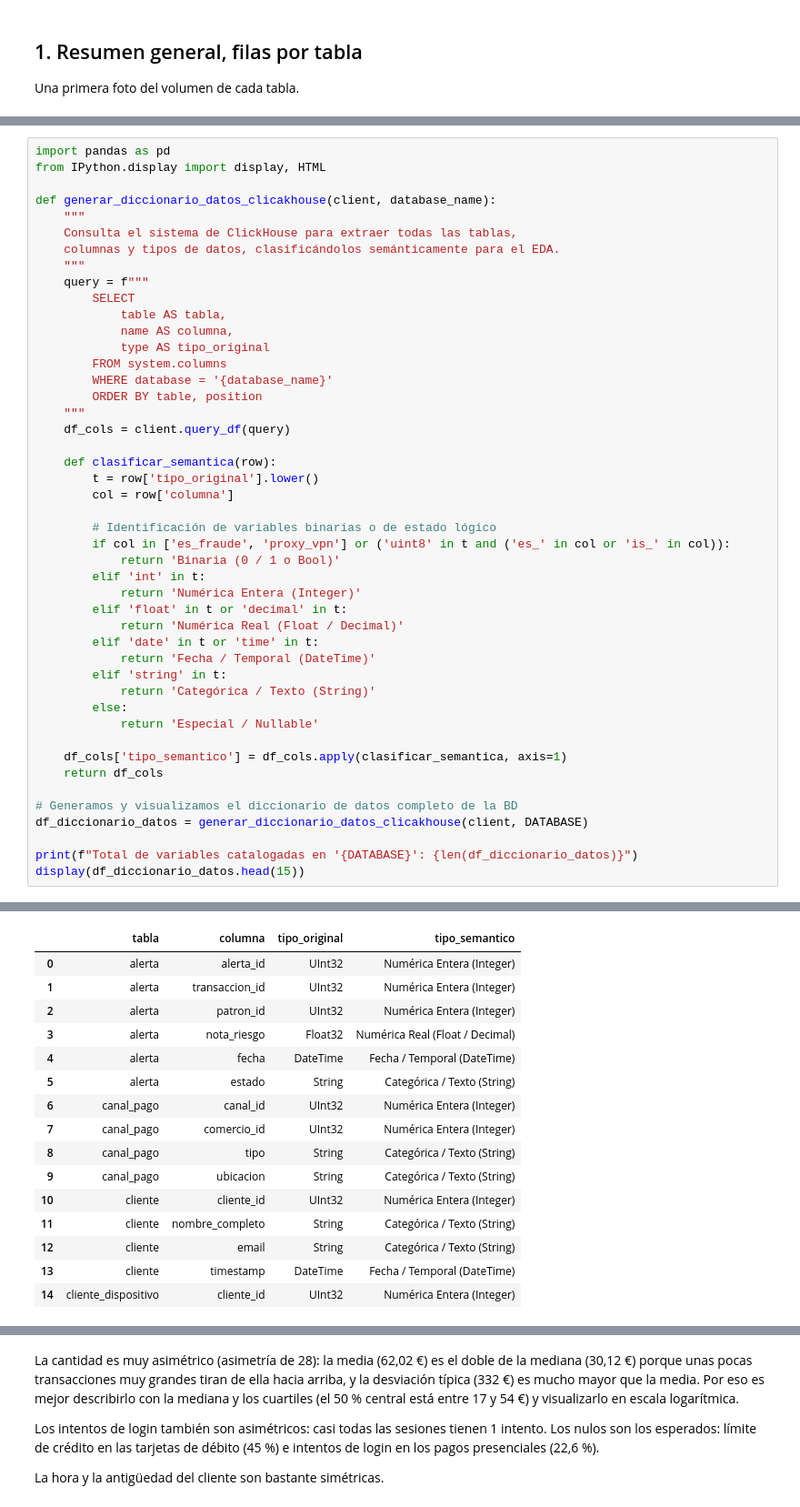
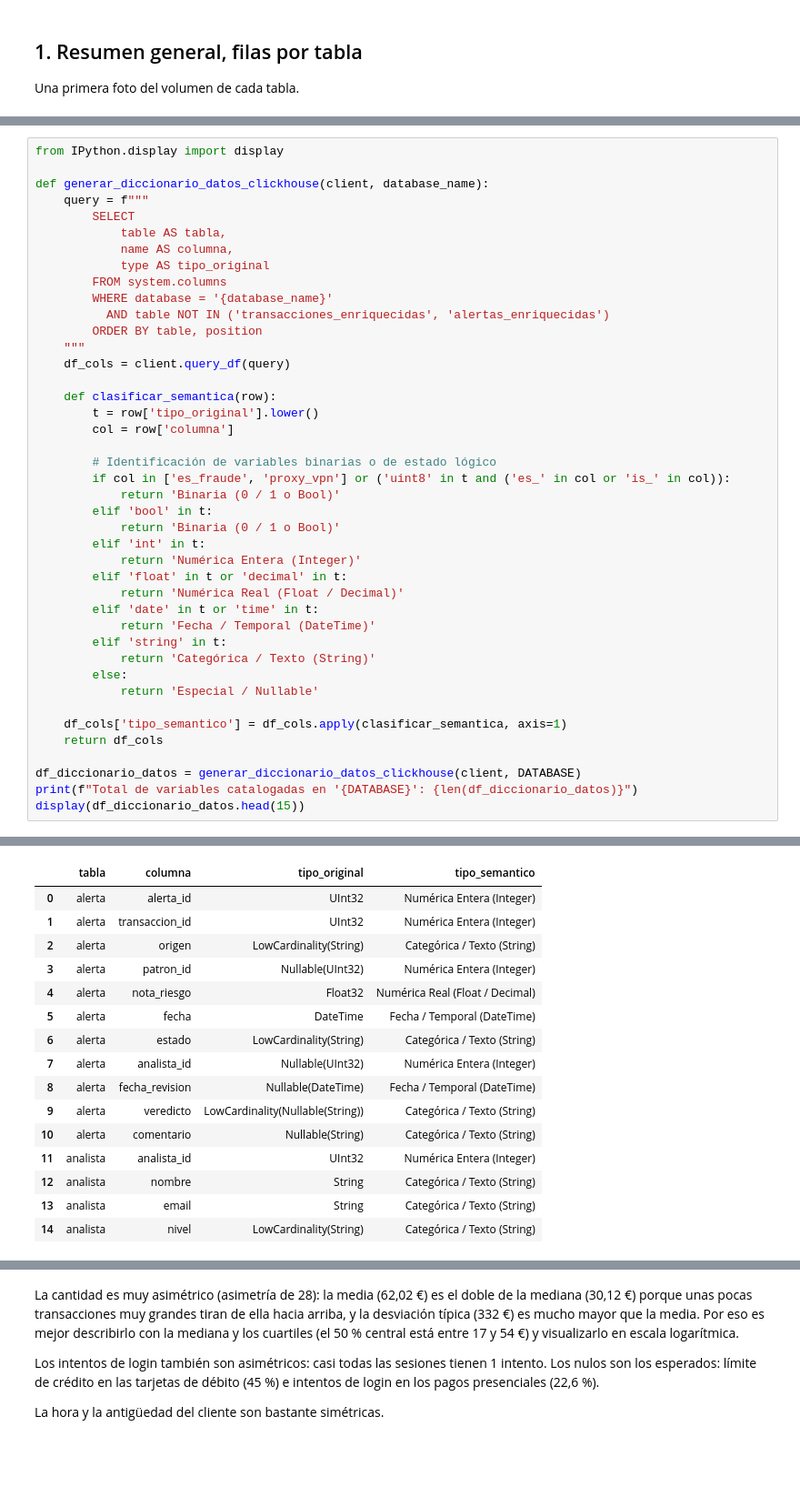
Before and after one commit to jacocallejo-merlin/Deteccion-fraude-merlin, a Jupyter notebook: exploracion_visualizacion.ipynb, the cells around one changed output, grey strips where cells are left out. Shown at 91% size. Drawn from its saved outputs; the diff is of its cells as text; blank space fills up the shorter version.

Commit message:
analista

```diff
--- a/exploracion_visualizacion.ipynb
+++ b/exploracion_visualizacion.ipynb
@@ -72,14 +71,9 @@ resumen
 | 3 | patron | 9 |
 | 11 | alerta | 0 |
 # %%
-import pandas as pd
-from IPython.display import display, HTML
+from IPython.display import display
 
-def generar_diccionario_datos_clicakhouse(client, database_name):
-    """
-    Consulta el sistema de ClickHouse para extraer todas las tablas,
-    columnas y tipos de datos, clasificándolos semánticamente para el EDA.
-    """
+def generar_diccionario_datos_clickhouse(client, database_name):
     query = f"""
         SELECT
             table AS tabla,
@@ -87,6 +81,7 @@ def generar_diccionario_datos_clicakhouse(client, database_name):
             type AS tipo_original
         FROM system.columns
         WHERE database = '{database_name}'
+          AND table NOT IN ('transacciones_enriquecidas', 'alertas_enriquecidas')
         ORDER BY table, position
     """
     df_cols = client.query_df(query)
@@ -97,6 +92,8 @@ def generar_diccionario_datos_clicakhouse(client, database_name):
 
         # Identificación de variables binarias o de estado lógico
         if col in ['es_fraude', 'proxy_vpn'] or ('uint8' in t and ('es_' in col or 'is_' in col)):
+            return 'Binaria (0 / 1 o Bool)'
+        elif 'bool' in t:
             return 'Binaria (0 / 1 o Bool)'
         elif 'int' in t:
             return 'Numérica Entera (Integer)'
@@ -112,9 +109,7 @@ def generar_diccionario_datos_clicakhouse(client, database_name):
     df_cols['tipo_semantico'] = df_cols.apply(clasificar_semantica, axis=1)
     return df_cols
 
-# Generamos y visualizamos el diccionario de datos completo de la BD
-df_diccionario_datos = generar_diccionario_datos_clicakhouse(client, DATABASE)
-
+df_diccionario_datos = generar_diccionario_datos_clickhouse(client, DATABASE)
 print(f"Total de variables catalogadas en '{DATABASE}': {len(df_diccionario_datos)}")
 display(df_diccionario_datos.head(15))
 # %% [output]
@@ -122,19 +117,19 @@ Total de variables catalogadas en 'fraude_pagos': 70
 |  | tabla | columna | tipo_original | tipo_semantico |
 | 0 | alerta | alerta_id | UInt32 | Numérica Entera (Integer) |
 | 1 | alerta | transaccion_id | UInt32 | Numérica Entera (Integer) |
-| 2 | alerta | patron_id | UInt32 | Numérica Entera (Integer) |
-| 3 | alerta | nota_riesgo | Float32 | Numérica Real (Float / Decimal) |
-| 4 | alerta | fecha | DateTime | Fecha / Temporal (DateTime) |
-| 5 | alerta | estado | String | Categórica / Texto (String) |
-| 6 | canal_pago | canal_id | UInt32 | Numérica Entera (Integer) |
-| 7 | canal_pago | comercio_id | UInt32 | Numérica Entera (Integer) |
-| 8 | canal_pago | tipo | String | Categórica / Texto (String) |
-| 9 | canal_pago | ubicacion | String | Categórica / Texto (String) |
-| 10 | cliente | cliente_id | UInt32 | Numérica Entera (Integer) |
-| 11 | cliente | nombre_completo | String | Categórica / Texto (String) |
-| 12 | cliente | email | String | Categórica / Texto (String) |
-| 13 | cliente | timestamp | DateTime | Fecha / Temporal (DateTime) |
-| 14 | cliente_dispositivo | cliente_id | UInt32 | Numérica Entera (Integer) |
+| 2 | alerta | origen | LowCardinality(String) | Categórica / Texto (String) |
+| 3 | alerta | patron_id | Nullable(UInt32) | Numérica Entera (Integer) |
+| 4 | alerta | nota_riesgo | Float32 | Numérica Real (Float / Decimal) |
+| 5 | alerta | fecha | DateTime | Fecha / Temporal (DateTime) |
+| 6 | alerta | estado | LowCardinality(String) | Categórica / Texto (String) |
+| 7 | alerta | analista_id | Nullable(UInt32) | Numérica Entera (Integer) |
+| 8 | alerta | fecha_revision | Nullable(DateTime) | Fecha / Temporal (DateTime) |
+| 9 | alerta | veredicto | LowCardinality(Nullable(String)) | Categórica / Texto (String) |
+| 10 | alerta | comentario | Nullable(String) | Categórica / Texto (String) |
+| 11 | analista | analista_id | UInt32 | Numérica Entera (Integer) |
+| 12 | analista | nombre | String | Categórica / Texto (String) |
+| 13 | analista | email | String | Categórica / Texto (String) |
+| 14 | analista | nivel | LowCardinality(String) | Categórica / Texto (String) |
 # %%
 fig, ax = plt.subplots(figsize=(10, 5))
 sns.barplot(data=resumen, x="filas", y="tabla", hue="tabla", palette = 'Blues_r', legend=False, ax=ax)
```
Also changed, not shown: parts of 29 cells of this notebook, 6 other files.
